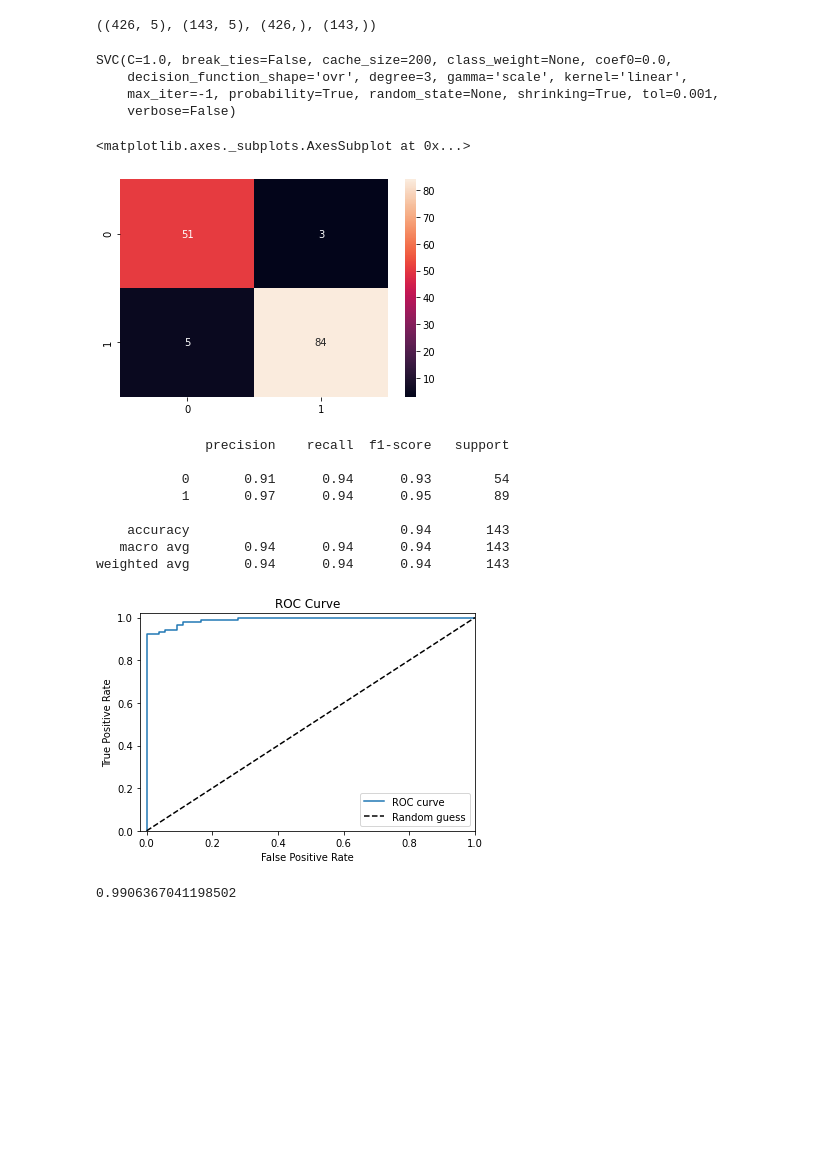
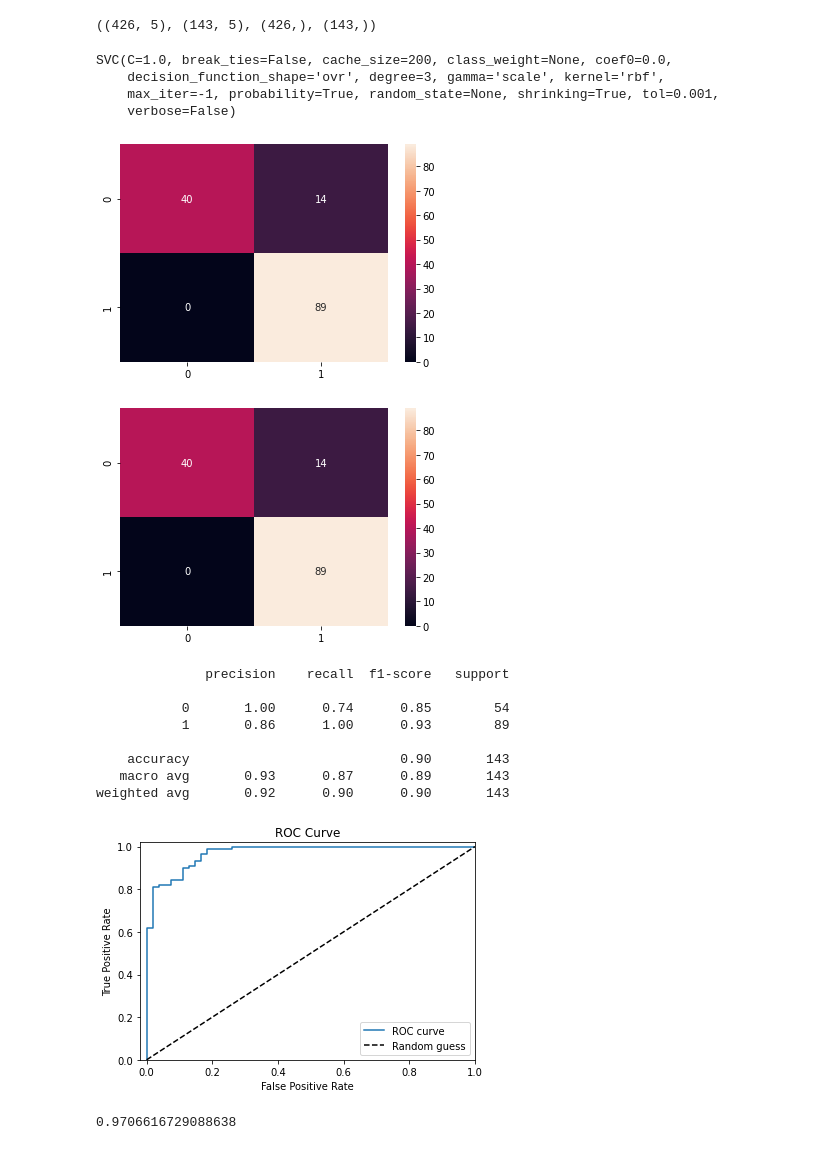
Before and after one commit to jaswanttaur/Learn-Python, a Jupyter notebook: svm_2.ipynb, the cells around one changed output. Cells and saved outputs as stored; diff of their text form; code cells hidden in the pictures; blank space fills up the shorter version.

```diff
--- a/svm_2.ipynb
+++ b/svm_2.ipynb
@@ -84,24 +84,29 @@ X_norm_test = normalize(X_test)
 # Create the instance of SVM/Classifier
 # Caveat: Bug in standardized data. Hence, using non-standardized data for time-being
 from sklearn.svm import SVC
-classifier = SVC(kernel="linear",probability=True)
-
+classifier = SVC(kernel="poly",probability=True)
+classifier1 = SVC(kernel="rbf",probability=True)
 classifier.fit(X_train,y_train)
+classifier1.fit(X_train,y_train)
 # %% [output]
 SVC(C=1.0, break_ties=False, cache_size=200, class_weight=None, coef0=0.0,
-    decision_function_shape='ovr', degree=3, gamma='scale', kernel='linear',
+    decision_function_shape='ovr', degree=3, gamma='scale', kernel='rbf',
     max_iter=-1, probability=True, random_state=None, shrinking=True, tol=0.001,
     verbose=False)
 # %%
 y_hat = classifier.predict(X_test)
+y_hat1 = classifier1.predict(X_test)
 # %%
 from sklearn.metrics import confusion_matrix
 cm = confusion_matrix(y_test, y_hat)
-
+cm2 = confusion_matrix(y_test, y_hat1)
 sns.heatmap(cm, annot= True)
+plt.show()
+sns.heatmap(cm2, annot= True)
+plt.show()
 # %% [output]
-<matplotlib.axes._subplots.AxesSubplot at 0x...>
-[figure, old version]
+[figure, new version]
+[figure, added]
 # %%
 #0: Malignant (Positive); 1: Benign (negative)
 # %%
@@ -110,12 +115,12 @@ print(classification_report(y_test, y_hat))
 # %% [output]
               precision    recall  f1-score   support
 
-           0       0.91      0.94      0.93        54
-           1       0.97      0.94      0.95        89
+           0       1.00      0.74      0.85        54
+           1       0.86      1.00      0.93        89
 
-    accuracy                           0.94       143
-   macro avg       0.94      0.94      0.94       143
-weighted avg       0.94      0.94      0.94       143
+    accuracy                           0.90       143
+   macro avg       0.93      0.87      0.89       143
+weighted avg       0.92      0.90      0.90       143
 # %%
 y_hat_prob = classifier.predict_proba(X_test)[:,1]
 # %%
@@ -131,10 +136,10 @@ _ = plt.xlim([-0.02, 1])
 _ = plt.ylim([0, 1.02])
 _ = plt.legend(loc="lower right")
 # %% [output]
-[figure, old version]
+[figure, new version]
 # %%
 from sklearn.metrics import roc_auc_score
 
 roc_auc_score(y_test, y_hat_prob)
 # %% [output]
-0.9906367041198502
+0.9706616729088638
```
Also changed, not shown: parts of 1 cell of this notebook.
